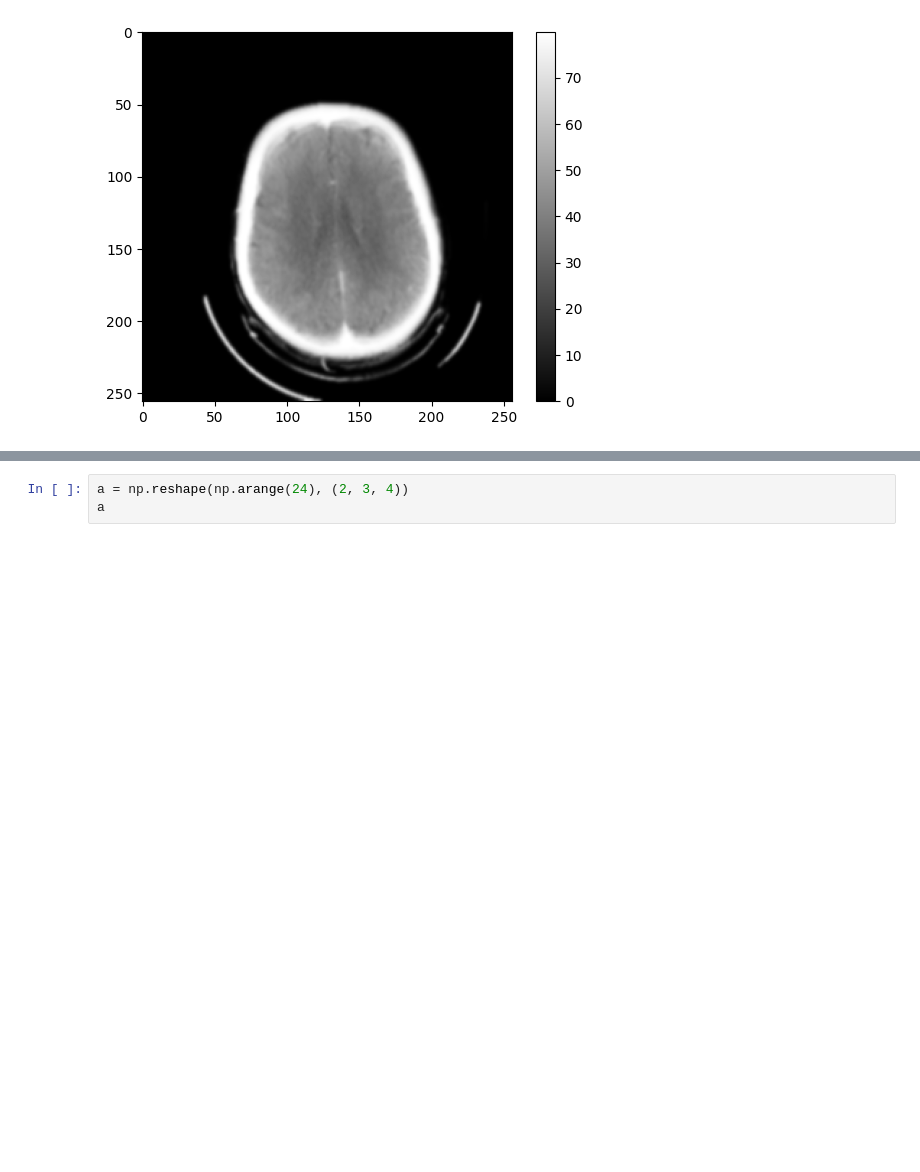
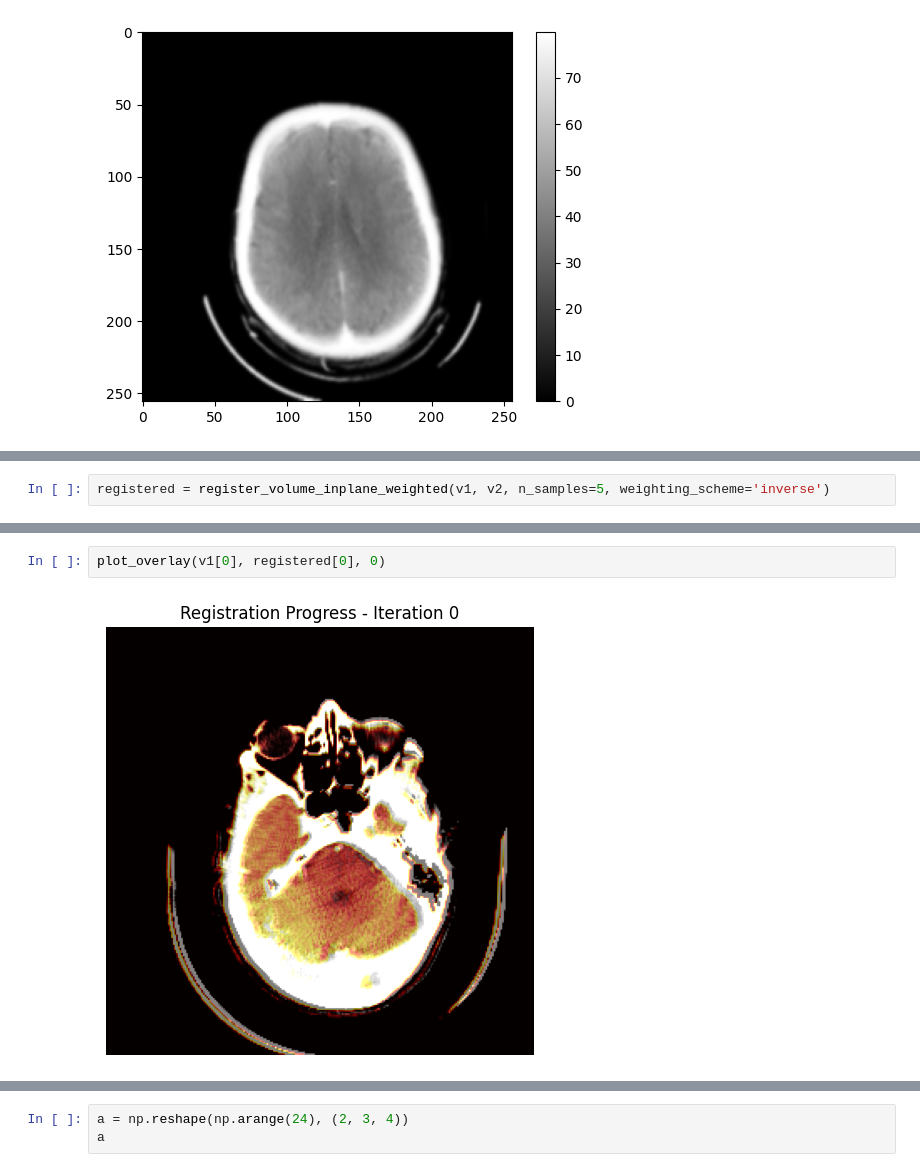
Before and after one commit to Simuschlatz/ChadCTP, a Jupyter notebook: src/playground.ipynb, the cells around one changed output, grey strips where cells are left out. Saved outputs shown, nothing was run; the diff lists cells and outputs as text; blank space fills up the shorter version.

```diff
--- a/src/playground.ipynb
+++ b/src/playground.ipynb
@@ -611,0 +1013,2 @@ plt.show()
+# %%
+registered = register_volume_inplane_weighted(v1, v2, n_samples=5, weighting_scheme='inverse')
@@ -611,0 +1033,4 @@ plt.show()
+# %%
+plot_overlay(v1[0], registered[0], 0)
+# %% [output]
+[figure, added]
```
Also changed, not shown: parts of 15 cells of this notebook, 3 other files.
